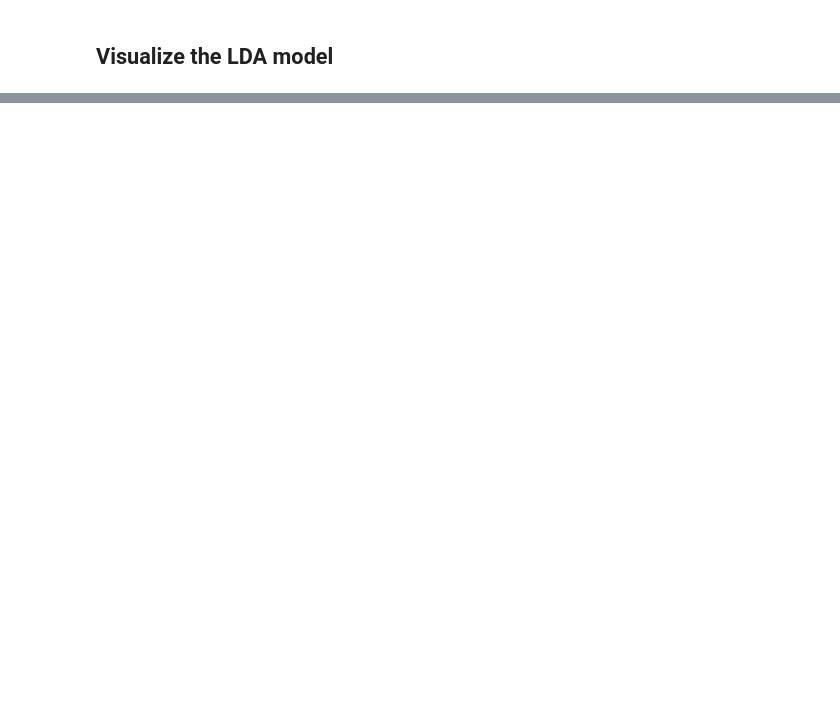
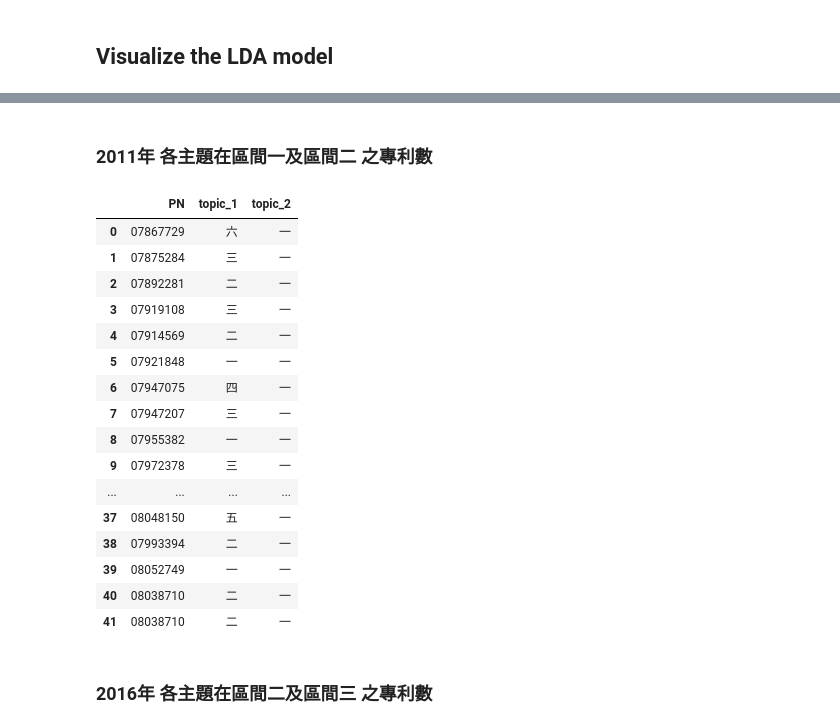
Before and after one commit to annie0807/Topic-analysis, a Jupyter notebook: patent_summary-TAVI.ipynb, the cells around one changed output, grey strips where cells are left out. Saved outputs shown, nothing was run; the diff lists cells and outputs as text; code cells hidden in the pictures; blank space fills up the shorter version.

```diff
--- a/patent_summary-TAVI.ipynb
+++ b/patent_summary-TAVI.ipynb
@@ -450,0 +735,60 @@ pyLDAvis.display(vis_data_3)
+# %% [markdown]
+### 2011年 各主題在區間一及區間二 之專利數
+# %%
+df_output_2011 = pd.DataFrame(columns = ['PN', 'topic_1','topic_2'])
+for i in range(len(df_2011)):
+    max_score_1 = 0
+    bow_vector_1 = dictionary.doc2bow(preprocess(df_2011['summary'][i]))
+    topic_score_1 = optimal_model_1.get_document_topics(bow_vector_1)
+    PN = df_2011['PN'][i]
+    for j in range(len(topic_score_1)):
+        if topic_score_1[j][1] > max_score_1:
+            max_score_1 = topic_score_1[j][1]
+            ######這邊要改!!!!!!!!根據topic ID 跟圖像化那邊的主題一二三四五更改
+            if topic_score_1[j][0] == 0:
+                topic_1 = '五'
+            elif topic_score_1[j][0] == 1:
+                topic_1 = '六'
+            elif topic_score_1[j][0] == 2:
+                topic_1 = '三'
+            elif topic_score_1[j][0] == 3:
+                topic_1 = '四'
+            elif topic_score_1[j][0] == 4:
+                topic_1 = '二'
+            elif topic_score_1[j][0] == 5:
+                topic_1 = '一'
+
+
+    max_score_2 = 0
+    bow_vector_2 = dictionary.doc2bow(preprocess(df_2011['summary'][i]))
+    topic_score_2 = optimal_model_2.get_document_topics(bow_vector_2)
+    for j in range(len(topic_score_2)):
+        if topic_score_2[j][1] > max_score_2:
+            max_score_2 = topic_score_2[j][1]
+            if topic_score_2[j][0] == 0:
+                topic_2 = '一'
+            elif topic_score_2[j][0] == 1:
+                topic_2 = '二'
+
+    #print(PN, ' topic:', topic,' score:', max_score )
+    df_output_2011 = df_output.append({'PN':PN, 'topic_1':topic_1,'topic_2':topic_2}, ignore_index = True)
+# %%
+df_output_2011
+# %% [output]
+|  | PN | topic_1 | topic_2 |
+| 0 | 07867729 | 六 | 一 |
+| 1 | 07875284 | 三 | 一 |
+| 2 | 07892281 | 二 | 一 |
+| 3 | 07919108 | 三 | 一 |
+| 4 | 07914569 | 二 | 一 |
+| 5 | 07921848 | 一 | 一 |
+| 6 | 07947075 | 四 | 一 |
+| 7 | 07947207 | 三 | 一 |
+| 8 | 07955382 | 一 | 一 |
+| 9 | 07972378 | 三 | 一 |
+| ... | ... | ... | ... |
+| 37 | 08048150 | 五 | 一 |
+| 38 | 07993394 | 二 | 一 |
+| 39 | 08052749 | 一 | 一 |
+| 40 | 08038710 | 二 | 一 |
+| 41 | 08038710 | 二 | 一 |
@@ -450,0 +840,2 @@ pyLDAvis.display(vis_data_3)
+# %% [markdown]
+### 2016年 各主題在區間二及區間三 之專利數
```
Also changed, not shown: parts of 74 cells of this notebook.
